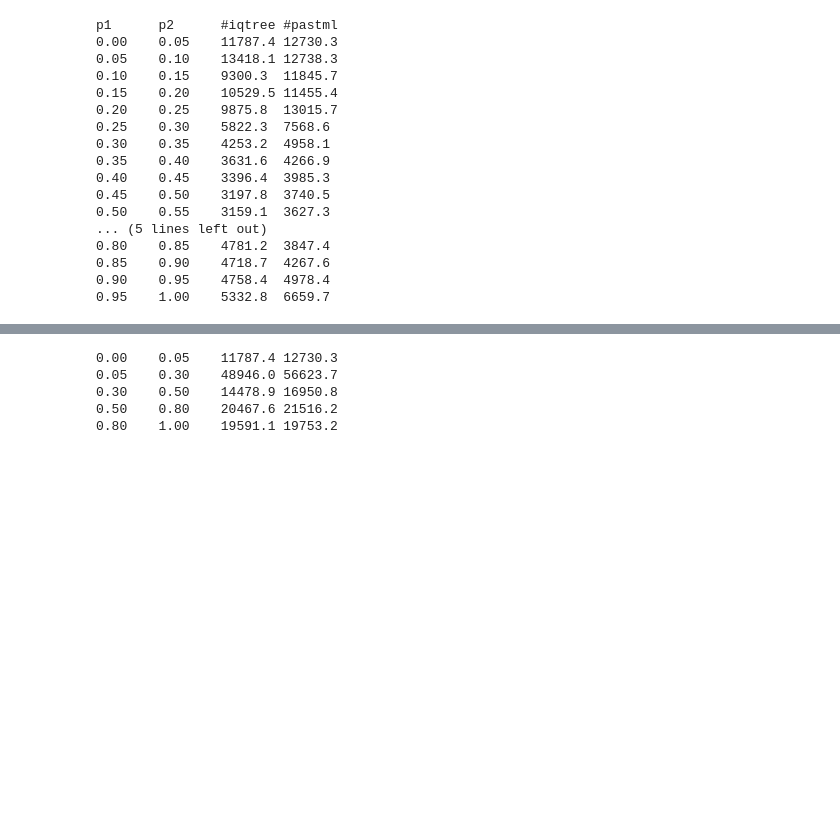
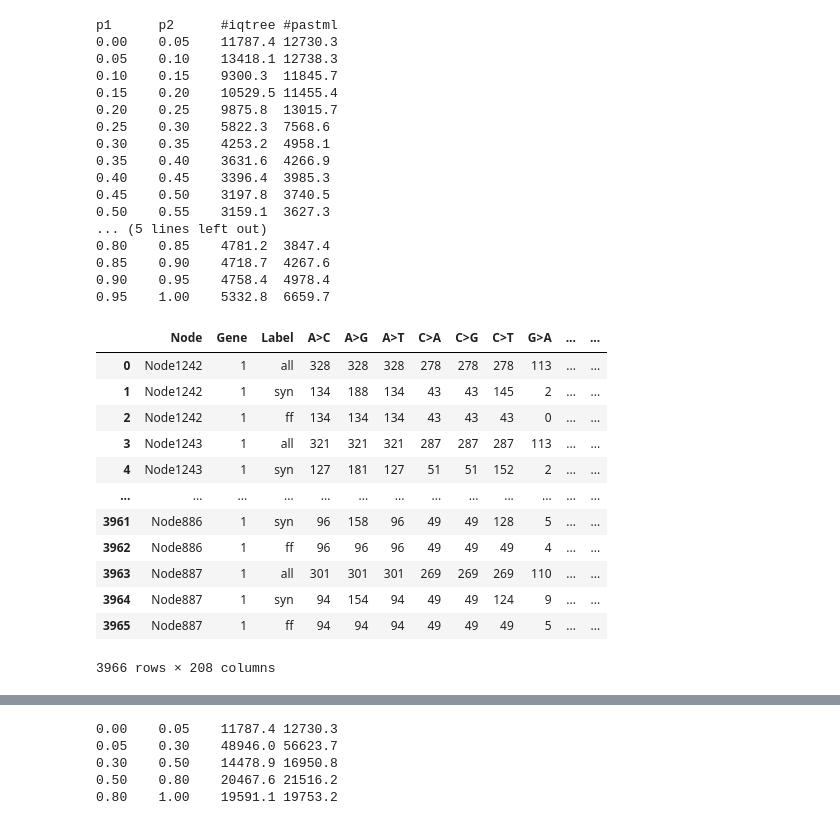
Before and after one commit to mitoclub/nemu-pipeline, a Jupyter notebook: notebooks/pastml_report_mammals_nd1.ipynb, the cells around one changed output, grey strips where cells are left out. Cells and saved outputs as stored; diff of their text form; code cells hidden in the pictures; blank space fills up the shorter version.

```diff
--- a/notebooks/pastml_report_mammals_nd1.ipynb
+++ b/notebooks/pastml_report_mammals_nd1.ipynb
@@ -400,3 +398,19 @@ p1      p2      #iqtree #pastml
 0.85    0.90    4718.7  4267.6
 0.90    0.95    4758.4  4978.4
 0.95    1.00    5332.8  6659.7
+# %%
+freqs_simple
+# %% [output]
+|  | Node | Gene | Label | A>C | A>G | A>T | C>A | C>G | C>T | G>A | ... | ... |
+| 0 | Node1242 | 1 | all | 328 | 328 | 328 | 278 | 278 | 278 | 113 | ... | ... |
+| 1 | Node1242 | 1 | syn | 134 | 188 | 134 | 43 | 43 | 145 | 2 | ... | ... |
+| 2 | Node1242 | 1 | ff | 134 | 134 | 134 | 43 | 43 | 43 | 0 | ... | ... |
+| 3 | Node1243 | 1 | all | 321 | 321 | 321 | 287 | 287 | 287 | 113 | ... | ... |
+| 4 | Node1243 | 1 | syn | 127 | 181 | 127 | 51 | 51 | 152 | 2 | ... | ... |
+| ... | ... | ... | ... | ... | ... | ... | ... | ... | ... | ... | ... | ... |
+| 3961 | Node886 | 1 | syn | 96 | 158 | 96 | 49 | 49 | 128 | 5 | ... | ... |
+| 3962 | Node886 | 1 | ff | 96 | 96 | 96 | 49 | 49 | 49 | 4 | ... | ... |
+| 3963 | Node887 | 1 | all | 301 | 301 | 301 | 269 | 269 | 269 | 110 | ... | ... |
+| 3964 | Node887 | 1 | syn | 94 | 154 | 94 | 49 | 49 | 124 | 9 | ... | ... |
+| 3965 | Node887 | 1 | ff | 94 | 94 | 94 | 49 | 49 | 49 | 5 | ... | ... |
+3966 rows × 208 columns
```
Also changed, not shown: parts of 9 cells of this notebook.
